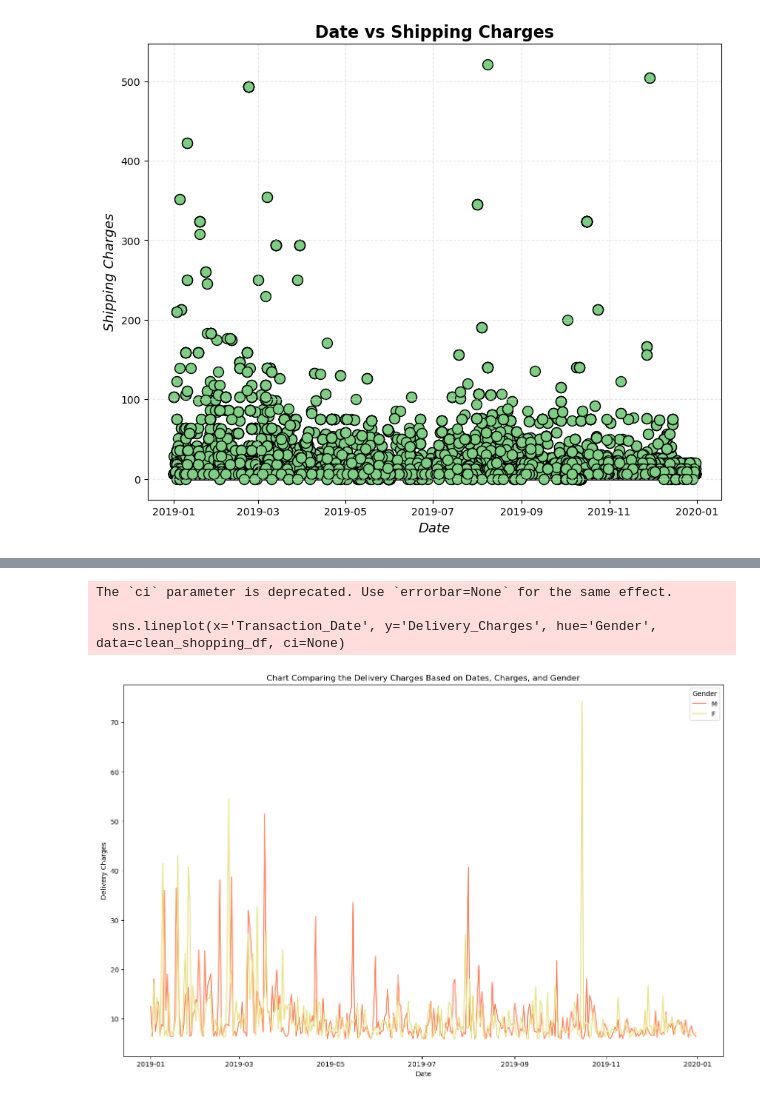
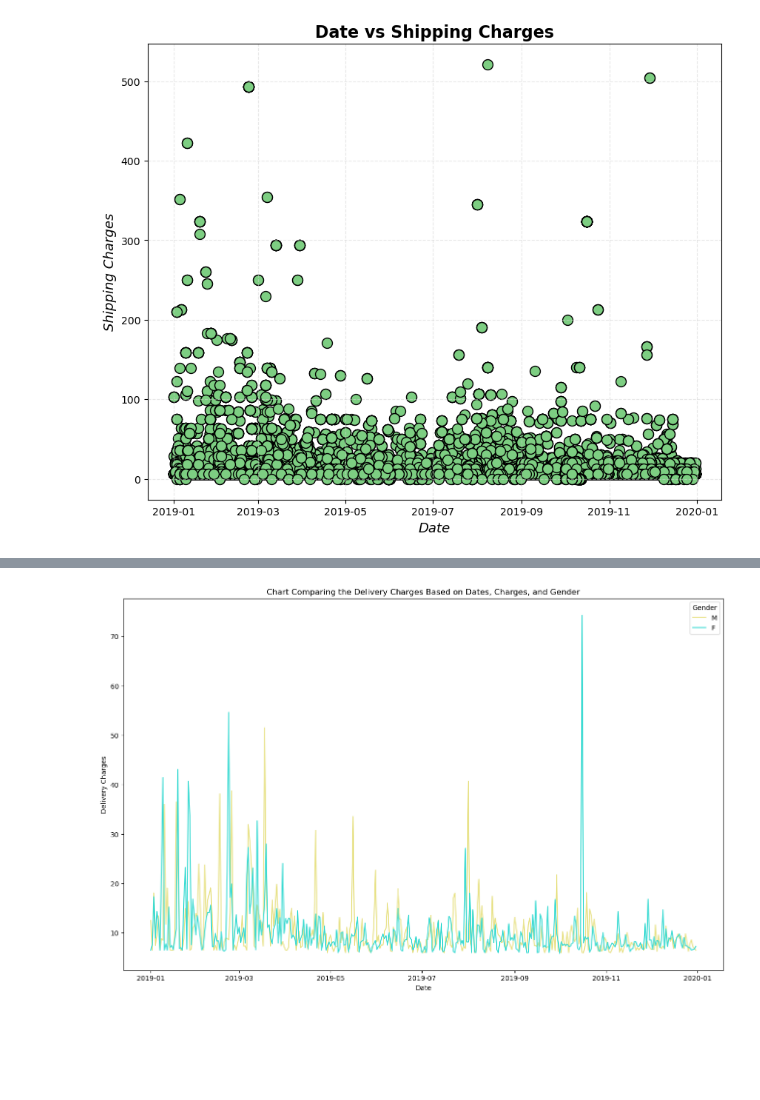
Before and after one commit to BreJyles/Project_1_group7, a Jupyter notebook: sam_work/project_1_code_sam.ipynb, the cells around one changed output, grey strips where cells are left out. Cells and saved outputs as stored; diff of their text form; code cells hidden in the pictures; blank space fills up the shorter version.

```diff
--- a/sam_work/project_1_code_sam.ipynb
+++ b/sam_work/project_1_code_sam.ipynb
@@ -398,18 +331,18 @@ plt.show()
 # %%
+project_colors = ["#E8E288", "#3CDBD3"]
+sns.set_palette(project_colors)
+
 plt.figure(figsize=(16, 10))
 # Create the line plot with genders differentiated by color
-sns.lineplot(x='Transaction_Date', y='Delivery_Charges', hue='Gender', data=clean_shopping_df, ci=None)
+sns.lineplot(x='Transaction_Date', y='Delivery_Charges', hue='Gender', data=clean_shopping_df, errorbar=None)
 
 # Add labels and title
 plt.xlabel('Date')
 plt.ylabel('Delivery Charges')
 plt.title('Chart Comparing the Delivery Charges Based on Dates, Charges, and Gender')
 
 # Show the plot with a legend
 plt.legend(title='Gender')
 plt.show()
 # %% [output]
-The `ci` parameter is deprecated. Use `errorbar=None` for the same effect.
-
-  sns.lineplot(x='Transaction_Date', y='Delivery_Charges', hue='Gender', data=clean_shopping_df, ci=None)
-[figure, old version]
+[figure, new version]
```
Also changed, not shown: parts of 22 cells of this notebook.
